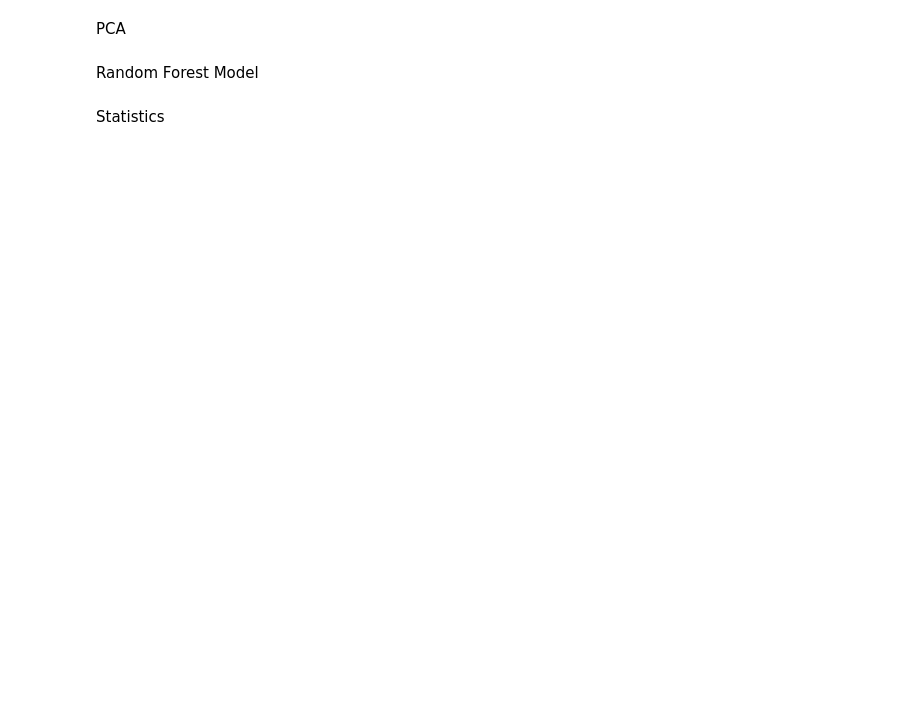
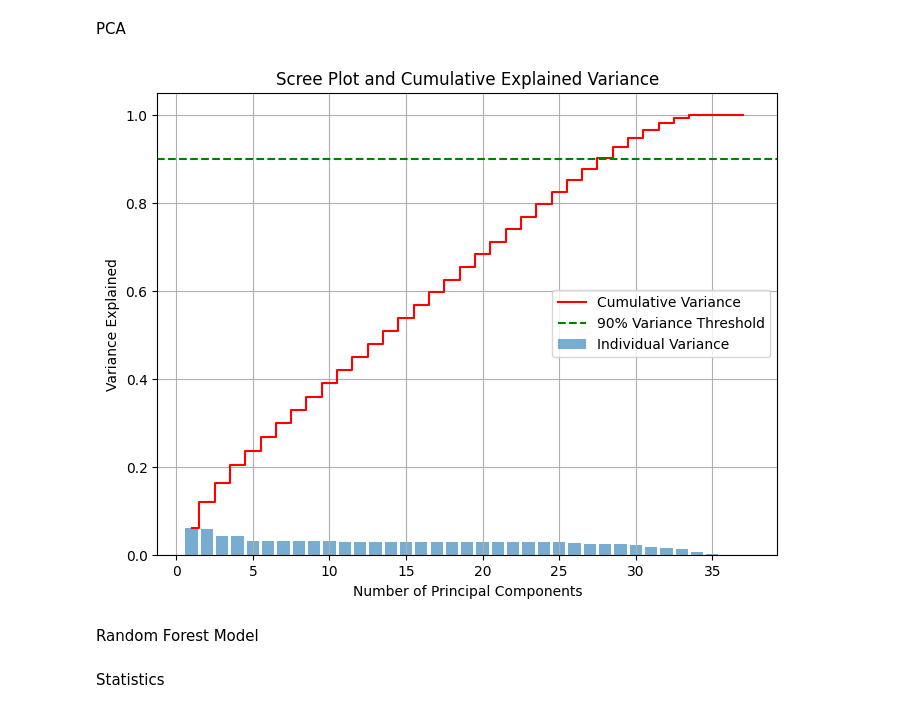
Before and after one commit to maggiecrowner/DS3001-Project, a Jupyter notebook: Project.ipynb, the cells around one changed output. Drawn from its saved outputs; the diff is of its cells as text; code cells hidden in the pictures; blank space fills up the shorter version.

```diff
--- a/Project.ipynb
+++ b/Project.ipynb
@@ -188,6 +190,33 @@ from sklearn.metrics import accuracy_score, classification_report, confusion_mat
 from sklearn.datasets import load_iris
 # %% [markdown]
 PCA
+# %%
+import numpy as np
+import matplotlib.pyplot as plt
+from sklearn.decomposition import PCA
+from sklearn.preprocessing import StandardScaler
+
+scaler = StandardScaler()
+scaled_data = scaler.fit_transform(df_encoded.iloc[:, 1:])
+
+pca = PCA()
+pca.fit(scaled_data)
+
+explained_variance_ratio = pca.explained_variance_ratio_
+cumulative_variance_ratio = np.cumsum(explained_variance_ratio)
+
+plt.figure(figsize=(8, 6))
+plt.bar(range(1, len(explained_variance_ratio) + 1), explained_variance_ratio, alpha=0.6, label='Individual Variance')
+plt.step(range(1, len(cumulative_variance_ratio) + 1), cumulative_variance_ratio, where='mid', label='Cumulative Variance', color='red')
+plt.axhline(y=0.9, color='green', linestyle='--', label='90% Variance Threshold')
+plt.xlabel('Number of Principal Components')
+plt.ylabel('Variance Explained')
+plt.title('Scree Plot and Cumulative Explained Variance')
+plt.legend(loc='best')
+plt.grid()
+plt.show()
+# %% [output]
+[figure, added]
 # %% [markdown]
 Random Forest Model
 # %% [markdown]
```
Also changed, not shown: parts of 3 cells of this notebook.
